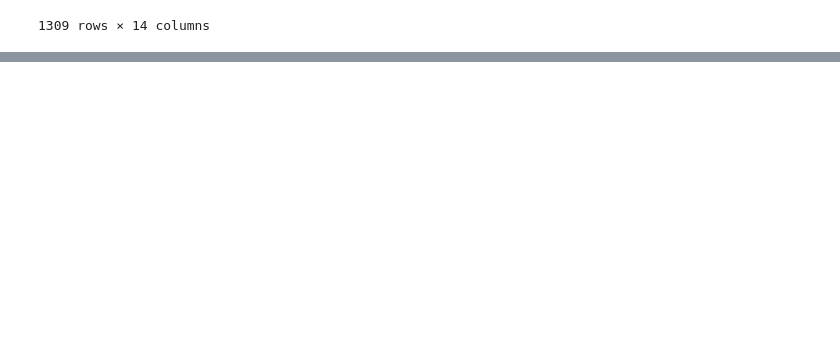
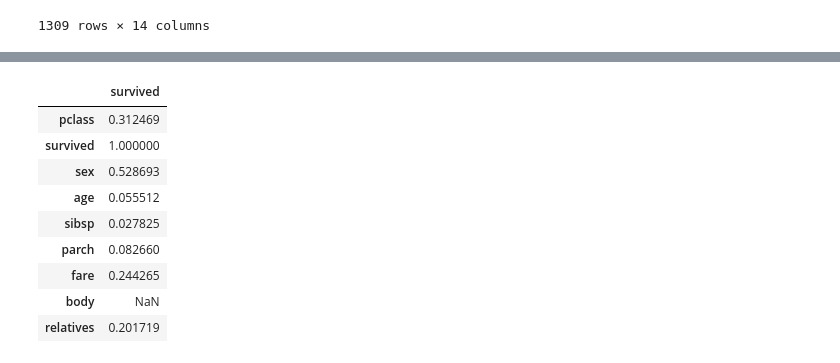
Before and after one commit to brs22/hello_ds, a Jupyter notebook: hello.ipynb, the cells around one changed output, grey strips where cells are left out. Drawn from its saved outputs; the diff is of its cells as text; code cells hidden in the pictures; blank space fills up the shorter version.

```diff
--- a/hello.ipynb
+++ b/hello.ipynb
@@ -27,0 +54,6 @@ data.astype({"age":np.float64, "fare":np.float64})
+# %%
+#correlations with pandas
+data.replace({'male': 1, 'female': 0}, inplace=True) #replace gender from string to numeric
+
+#data.corr().abs()
+data.corr().abs()[["survived"]] #gender seems to have higher correlation to survival..
@@ -27,0 +70,18 @@ data.astype({"age":np.float64, "fare":np.float64})
+# %%
+# hypothesis >>> sibsp and parch are related in how they affect survivability
+# group them into a new column called "relatives" to see whether the combination of them has a higher correlation to survivability.
+
+data['relatives'] = data.apply(lambda row: int((row['sibsp'] + row['parch']) > 0), axis=1) #if for a given passenger the number of sibsp and parch is greater than 0, then they had a relative on board
+
+data.corr().abs()[["survived"]] #still lower correlation than passenger class pclass, but higher than individual sibsp and parch
+# %% [output]
+|  | survived |
+| pclass | 0.312469 |
+| survived | 1.000000 |
+| sex | 0.528693 |
+| age | 0.055512 |
+| sibsp | 0.027825 |
+| parch | 0.082660 |
+| fare | 0.244265 |
+| body | NaN |
+| relatives | 0.201719 |
```
Also changed, not shown: parts of 6 cells of this notebook, 1 other file.
